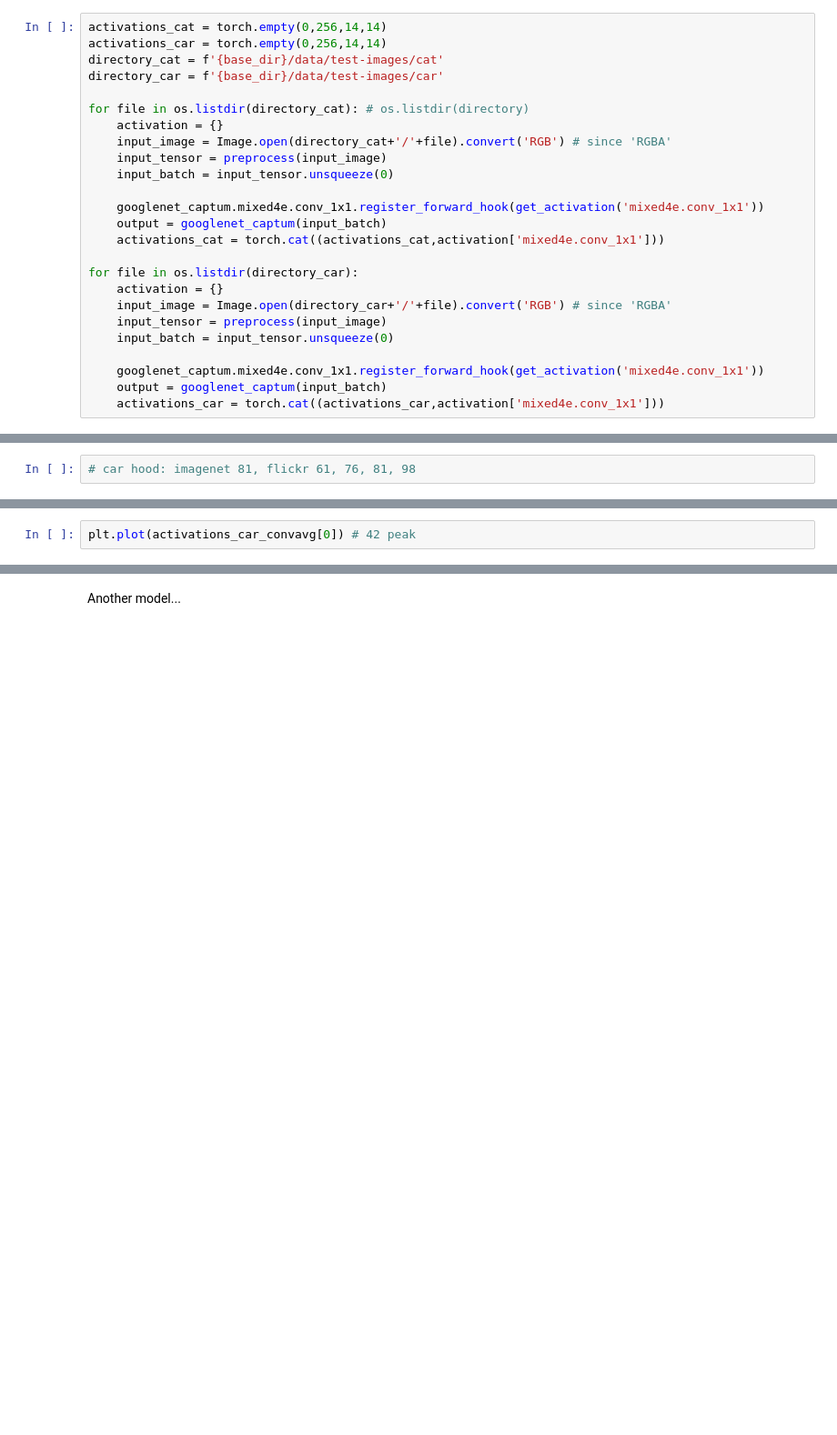
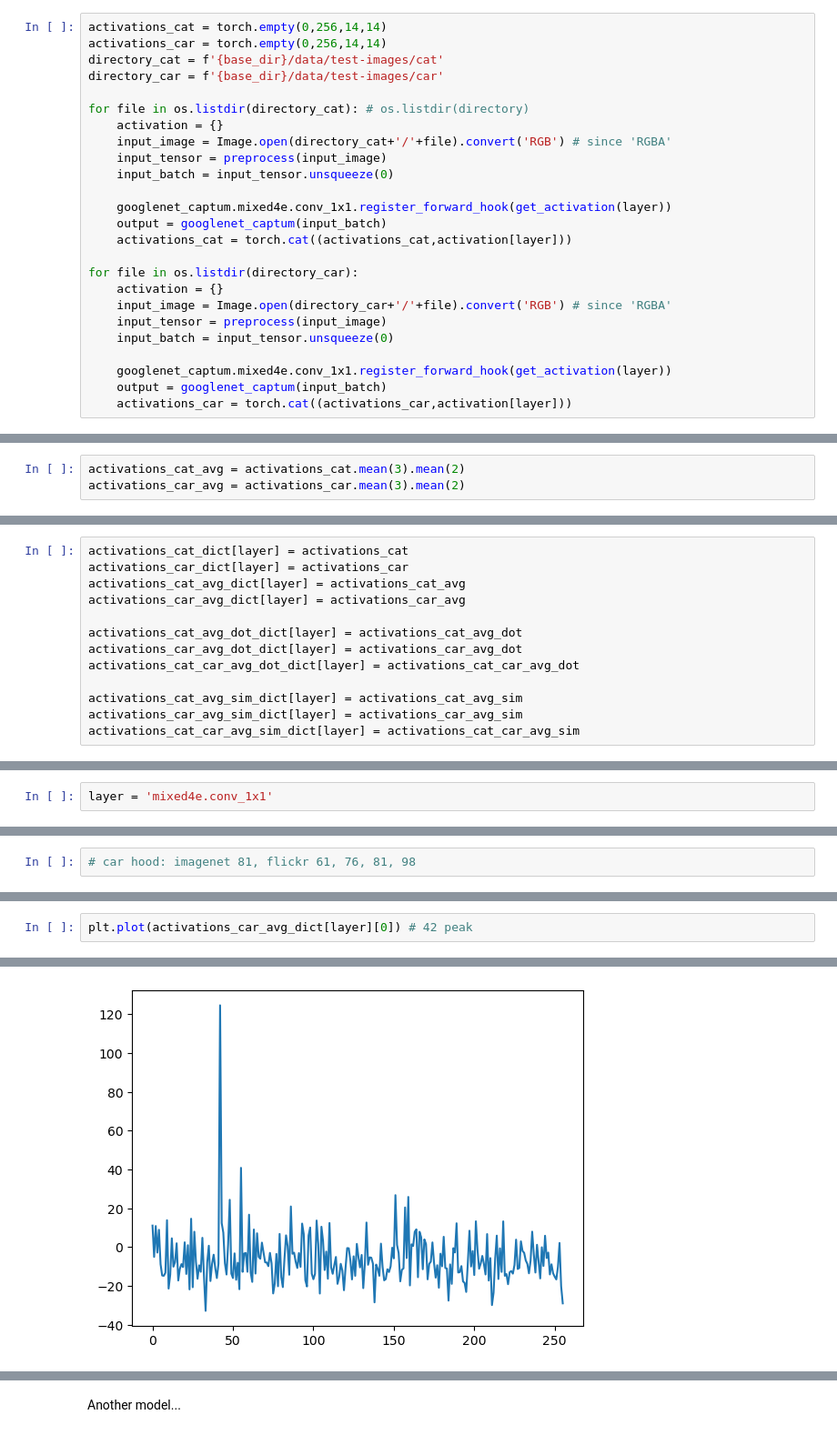
Before and after one commit to lauraaisling/sw-interpretability, a Jupyter notebook: scripts/2 Model Activations.ipynb, the cells around one changed output, grey strips where cells are left out. Shown: that part at 91% size. Cells and saved outputs as stored; diff of their text form; blank space fills up the shorter version.

```diff
--- a/scripts/2 Model Activations.ipynb
+++ b/scripts/2 Model Activations.ipynb
@@ -320,9 +325,9 @@ for file in os.listdir(directory_cat): # os.listdir(directory)
     input_tensor = preprocess(input_image)
     input_batch = input_tensor.unsqueeze(0)
 
-    googlenet_captum.mixed4e.conv_1x1.register_forward_hook(get_activation('mixed4e.conv_1x1'))
+    googlenet_captum.mixed4e.conv_1x1.register_forward_hook(get_activation(layer))
     output = googlenet_captum(input_batch)
-    activations_cat = torch.cat((activations_cat,activation['mixed4e.conv_1x1']))
+    activations_cat = torch.cat((activations_cat,activation[layer]))
 
 for file in os.listdir(directory_car):
     activation = {}
@@ -330,6 +335,6 @@ for file in os.listdir(directory_car):
     input_tensor = preprocess(input_image)
     input_batch = input_tensor.unsqueeze(0)
 
-    googlenet_captum.mixed4e.conv_1x1.register_forward_hook(get_activation('mixed4e.conv_1x1'))
+    googlenet_captum.mixed4e.conv_1x1.register_forward_hook(get_activation(layer))
     output = googlenet_captum(input_batch)
-    activations_car = torch.cat((activations_car,activation['mixed4e.conv_1x1']))
+    activations_car = torch.cat((activations_car,activation[layer]))
@@ -361,0 +341,3 @@ tensor([ 5.0376e+00, -4.9111e+00,  1.4150e+01, -1.6354e+00, -2.7737e+00,
+# %%
+activations_cat_avg = activations_cat.mean(3).mean(2)
+activations_car_avg = activations_car.mean(3).mean(2)
@@ -361,0 +369,13 @@ tensor([ 5.0376e+00, -4.9111e+00,  1.4150e+01, -1.6354e+00, -2.7737e+00,
+# %%
+activations_cat_dict[layer] = activations_cat
+activations_car_dict[layer] = activations_car
+activations_cat_avg_dict[layer] = activations_cat_avg
+activations_car_avg_dict[layer] = activations_car_avg
+
+activations_cat_avg_dot_dict[layer] = activations_cat_avg_dot
+activations_car_avg_dot_dict[layer] = activations_car_avg_dot
+activations_cat_car_avg_dot_dict[layer] = activations_cat_car_avg_dot
+
+activations_cat_avg_sim_dict[layer] = activations_cat_avg_sim
+activations_car_avg_sim_dict[layer] = activations_car_avg_sim
+activations_cat_car_avg_sim_dict[layer] = activations_cat_car_avg_sim
@@ -362 +384,3 @@ tensor([ 5.0376e+00, -4.9111e+00,  1.4150e+01, -1.6354e+00, -2.7737e+00,
+# %%
+layer = 'mixed4e.conv_1x1'
 # %%
@@ -450,2 +479,3 @@ tensor([ 2.4143e+00, -8.1993e+00,  1.7875e+01, -1.1238e+01,  8.6440e+00,
 # %%
-plt.plot(activations_car_convavg[0]) # 42 peak
+plt.plot(activations_car_avg_dict[layer][0]) # 42 peak
+# %% [output]
@@ -451,0 +483 @@ plt.plot(activations_car_convavg[0]) # 42 peak
+[figure, added]
```
Also changed, not shown: parts of 32 cells of this notebook.
